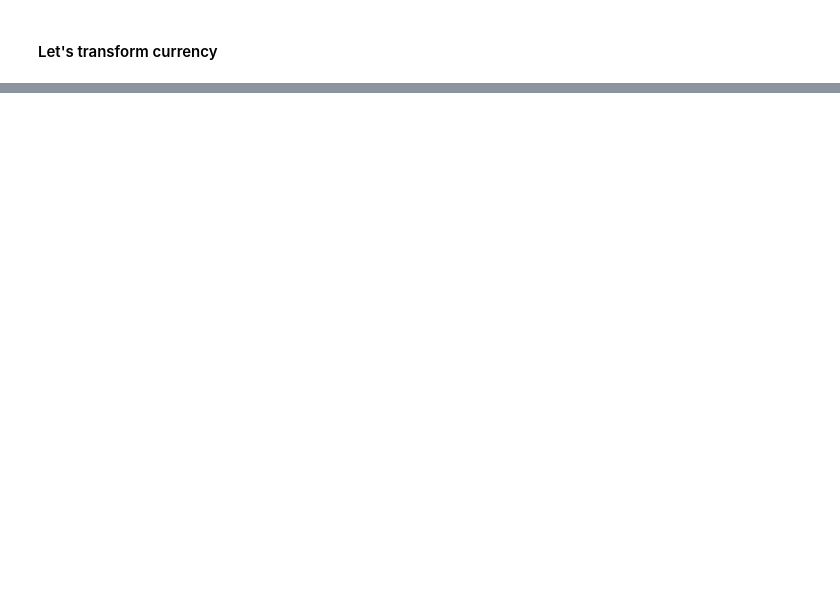
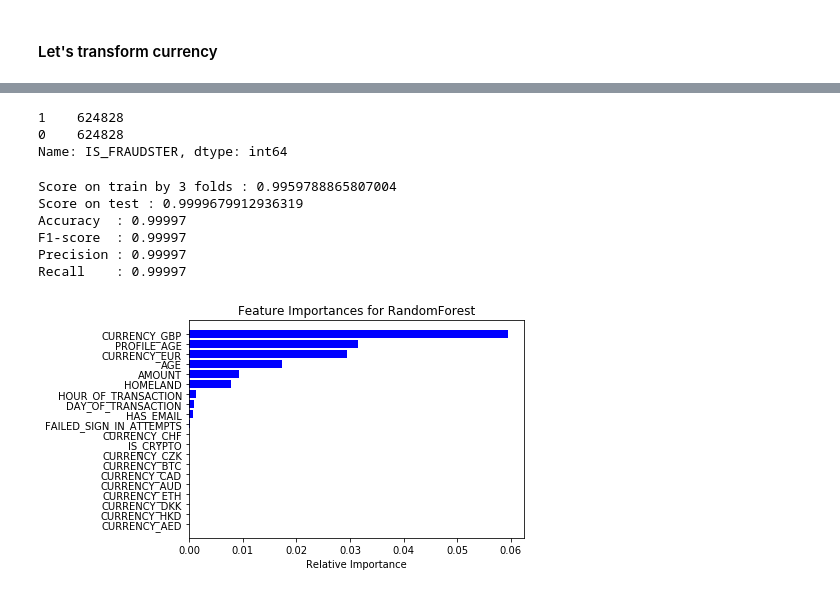
Before and after one commit to VladimirNikiforov/python_common, a Jupyter notebook: challenges/catching_fraud/notebooks/FinCrime.ipynb, the cells around one changed output, grey strips where cells are left out. Drawn from its saved outputs; the diff is of its cells as text; code cells hidden in the pictures; blank space fills up the shorter version.

```diff
--- a/challenges/catching_fraud/notebooks/FinCrime.ipynb
+++ b/challenges/catching_fraud/notebooks/FinCrime.ipynb
@@ -640,3 +803,6 @@ df.to_csv('../data/dataset.csv')
 # %%
 # Let's create dummy columns for categorical variables
-df = pd.get_dummies(df, columns=['ENTRY_METHOD','TYPE','SOURCE','STATE','MERCHANT_CATEGORY','TERMS_VERSION','KYC'])
+df = pd.get_dummies(df, columns=['CURRENCY','ENTRY_METHOD','TYPE','SOURCE','STATE','MERCHANT_CATEGORY','TERMS_VERSION','KYC'])
+# and collect final dataset with time-features from dataset_time
+df = df.merge(df_time, left_on="USER_ID", right_on="USER_ID").drop('USER_ID',axis=1)
+del df_time
@@ -647,0 +821,7 @@ sns.heatmap(df.corr(),annot=True,cmap="RdYlGn");
+# %%
+# We'll use K-fold
+N_FOLDS = 3
+RANDOM_STATE = 7
+# %%
+# split dataset to features and predicted value
+X, y = df.drop('IS_FRAUDSTER',axis=1), df['IS_FRAUDSTER']
@@ -647,0 +835,67 @@ sns.heatmap(df.corr(),annot=True,cmap="RdYlGn");
+# %%
+# balancing classes
+classes_count = y.value_counts()
+max_class_count = classes_count.max()
+
+X_over = X.copy()
+y_over = y.copy()
+
+for cls in zip(classes_count,classes_count.index):
+    if cls[0] != max_class_count:
+        idx = np.random.choice(y[y==cls[1]].index,size = max_class_count-cls[0])
+        X_add = X.iloc[idx]
+        y_add = y.iloc[idx]
+        X_over = X_over.append(X_add)
+        y_over = y_over.append(y_add)
+
+del X,y
+y_over.value_counts()
+# %% [output]
+1    624828
+0    624828
+Name: IS_FRAUDSTER, dtype: int64
+# %%
+# split to train and test datasets
+X_train_over,X_test_over,y_train_over,y_test_over = train_test_split(X_over,y_over,test_size=.2, random_state=RANDOM_STATE)
+# %%
+# train simple randomforest with KFold
+rf = RandomForestClassifier(n_jobs=-1,random_state=RANDOM_STATE)
+
+score_on_train = 0
+for trn_idx,tst_idx in KFold(n_splits=N_FOLDS,random_state=RANDOM_STATE).split(X_train_over,y_train_over):
+    X_train_fold,y_train_fold = X_over.iloc[trn_idx],y_over.iloc[trn_idx]
+    X_test_fold,y_test_fold = X_over.iloc[tst_idx],y_over.iloc[tst_idx]
+    rf.fit(X_train_fold,y_train_fold)
+    score_on_train += rf.score(X_test_fold,y_test_fold)
+
+rf.fit(X_train_over,y_train_over)
+print(f'Score on train by {N_FOLDS} folds : {score_on_train/N_FOLDS}')
+print(f'Score on test : {rf.score(X_test_over,y_test_over)}')
+
+from sklearn.metrics import accuracy_score,f1_score,precision_score,recall_score
+rf_pred = rf.predict(X_test_over)
+print (f"Accuracy  : {accuracy_score(y_test_over,rf_pred):.5f}")
+print (f"F1-score  : {f1_score(y_test_over,rf_pred,average='macro'):.5f}")
+print (f"Precision : {precision_score(y_test_over,rf_pred,average='macro'):.5f}")
+print (f"Recall    : {recall_score(y_test_over,rf_pred,average='macro'):.5f}")
+
+# Let's look at features importance
+features = X_train_over.columns
+importances = rf.feature_importances_[0:20]
+
+indices = np.argsort(importances)
+
+plt.title('Feature Importances for RandomForest')
+plt.barh(range(len(indices)), importances[indices], color='b', align='center')
+plt.yticks(range(len(indices)), [features[i] for i in indices])
+plt.xlabel('Relative Importance')
+plt.show()
+del rf
+# %% [output]
+Score on train by 3 folds : 0.9959788865807004
+Score on test : 0.9999679912936319
+Accuracy  : 0.99997
+F1-score  : 0.99997
+Precision : 0.99997
+Recall    : 0.99997
+[figure, added]
```
Also changed, not shown: parts of 39 cells of this notebook, 5 other files.
